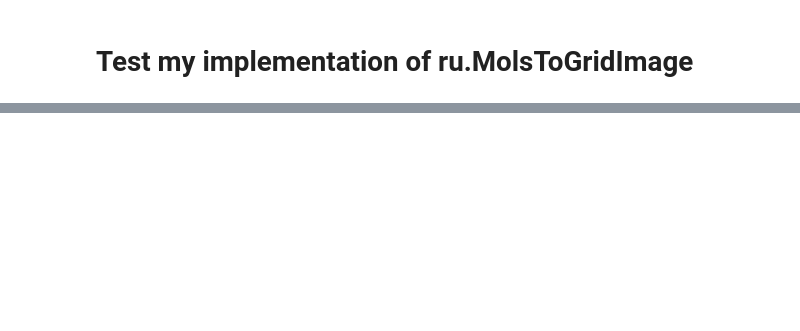
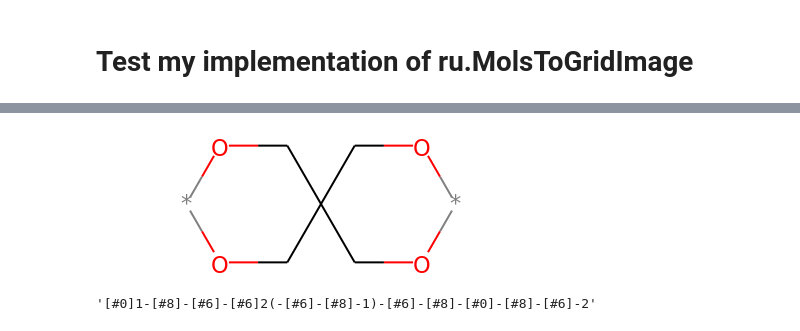
Before and after one commit to rishigurnani/hMOFs-Snurr, a Jupyter notebook: fall20_mse_8803_2.ipynb, the cells around one changed output, grey strips where cells are left out. Saved outputs shown, nothing was run; the diff lists cells and outputs as text; code cells hidden in the pictures; blank space fills up the shorter version.

```diff
--- a/fall20_mse_8803_2.ipynb
+++ b/fall20_mse_8803_2.ipynb
@@ -1645,0 +1517,9 @@ ReactionStepList[0].rxn_fn
+# %%
+polymer_linkage = Chem.MolFromSmiles('*1OCC2(CO1)CO*OC2')
+polymer_linkage
+# %% [output]
+[figure, added]
+# %%
+Chem.MolToSmarts(polymer_linkage)
+# %% [output]
+'[#0]1-[#8]-[#6]-[#6]2(-[#6]-[#8]-1)-[#6]-[#8]-[#0]-[#8]-[#6]-2'
```
Also changed, not shown: parts of 178 cells of this notebook, 4 other files.
